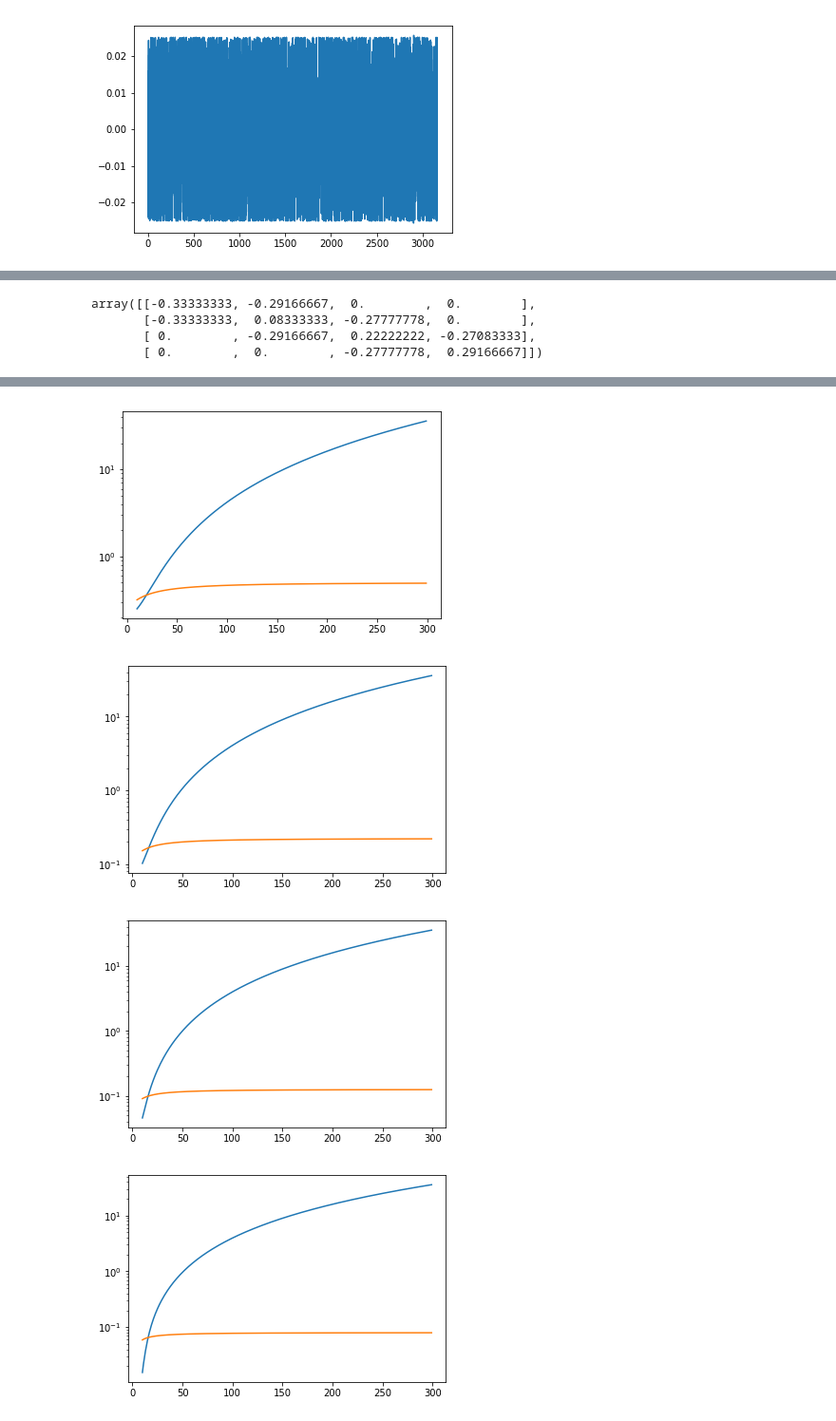
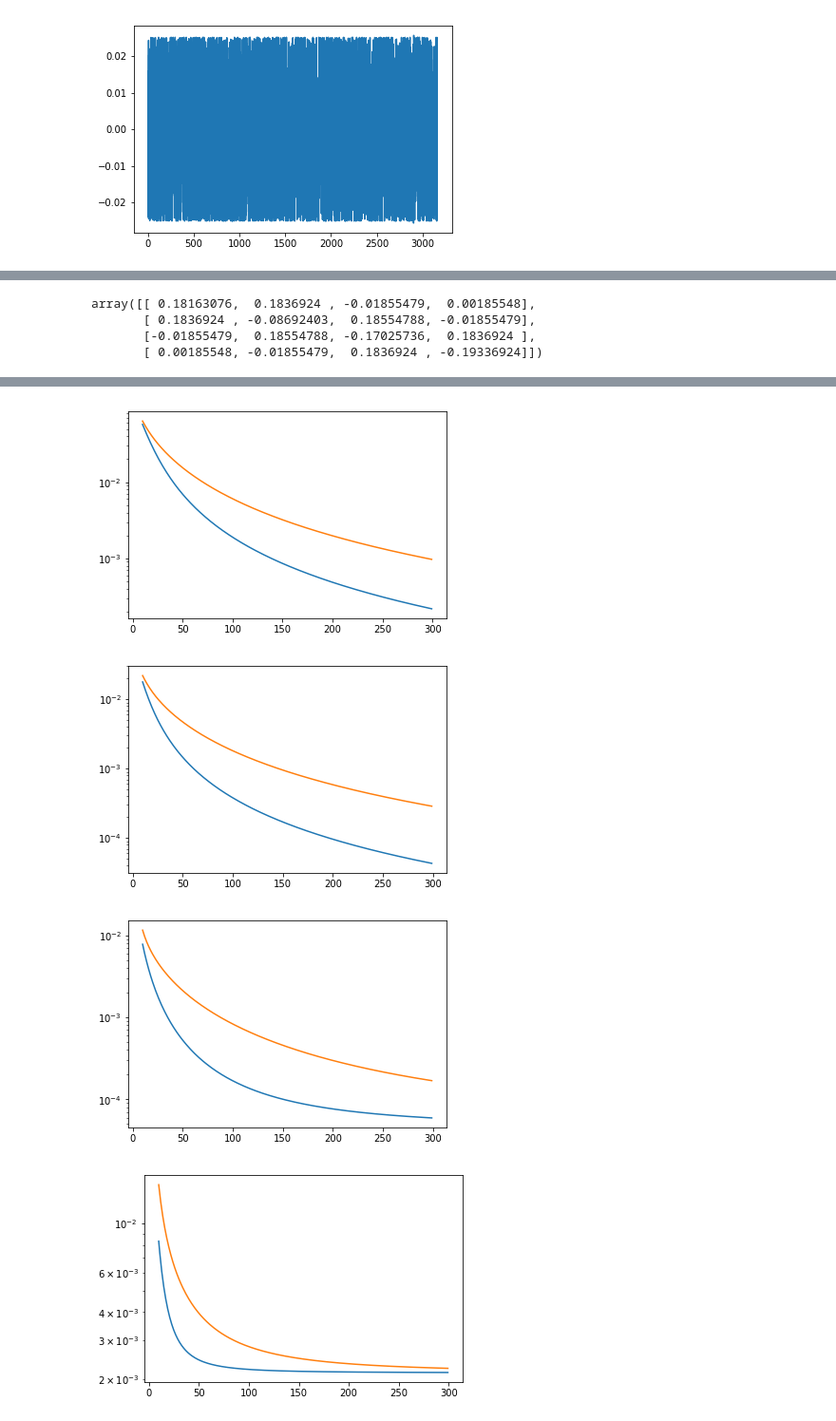
Before and after one commit to annikura/numerical-analysis-hw, a Jupyter notebook: hw8.ipynb, the cells around one changed output, grey strips where cells are left out. Shown at 95% size. Drawn from its saved outputs; the diff is of its cells as text; code cells hidden in the pictures.

```diff
--- a/hw8.ipynb
+++ b/hw8.ipynb
@@ -67,6 +67,6 @@ def get_a(N, R):
             a[i][i - 1] = np.float64(1. / h**2)
         if i != N - 2:
             a[i][i + 1] = np.float64(1. / h**2)
-    return a
+    return a / 2
 get_a(5, 10)
 # %% [output]
@@ -115,28 +131,33 @@ for vec in evec[:5]:
 # %%
+
 def get_a_numerov(N, R):
     h = np.float64(R) / np.float64(N)
     a = np.zeros((N - 1, N - 1))
+    b = np.zeros((N - 1, N - 1))
 
     for i in range(N - 1):
-        a[i][i] = np.float64(2. / h ** 2) - (1. - np.float64(1.) / np.float64(6.)) * 2./ np.float64(h * (i + 1.))
+        a[i][i] = np.float64(-12. / h ** 2) + np.float64(10.) / np.float64(h * (i + 1.))
+        b[i][i] = np.float(10.)
         if i != 0:
-            a[i][i - 1] = np.float64(-1. / h ** 2) - (np.float64(1.) / np.float64(12.)) * 2./ np.float64(h * i)
+            a[i][i - 1] = np.float64(6. / h ** 2) + np.float64(1.) / np.float64(h * i)
+            b[i][i - 1] = np.float64(1.)
         if i != N - 2:
-            a[i][i + 1] = np.float64(-1. / h ** 2) - (np.float64(1.) / np.float64(12.)) * 2./ np.float64(h * (i + 2.))
-    return a
+            a[i][i + 1] = np.float64(6. / h ** 2) + np.float64(1.) / np.float64(h * (i + 2.))
+            b[i][i + 1] = np.float64(1.)
+    return np.matmul(np.linalg.inv(b), a)
 
 get_a_numerov(5, 10)
 # %% [output]
-array([[-0.33333333, -0.29166667,  0.        ,  0.        ],
-       [-0.33333333,  0.08333333, -0.27777778,  0.        ],
-       [ 0.        , -0.29166667,  0.22222222, -0.27083333],
-       [ 0.        ,  0.        , -0.27777778,  0.29166667]])
+array([[ 0.18163076,  0.1836924 , -0.01855479,  0.00185548],
+       [ 0.1836924 , -0.08692403,  0.18554788, -0.01855479],
+       [-0.01855479,  0.18554788, -0.17025736,  0.1836924 ],
+       [ 0.00185548, -0.01855479,  0.1836924 , -0.19336924]])
 # %%
 real_es = [E(i, 0) for i in range(5)]
 
-R = 100
+R = 50
 
 for i in range(5):
-    draw_plot(range(10, 300), lambda N: abs(sorted(np.linalg.eig(get_a(N, R))[0])[i] + 2 * real_es[i]),
-                              lambda N: abs(sorted(np.linalg.eig(get_a_numerov(N, R))[0])[i] + 2 * real_es[i]), ylog=True)
+    draw_plot(range(10, 300), lambda N: abs(sorted(np.linalg.eig(get_a(N, R))[0], reverse=True)[i] + real_es[i]),
+                              lambda N: abs(sorted(np.linalg.eig(get_a_numerov(N, R))[0], reverse=True)[i] + real_es[i]), ylog=True)
 # %% [output]
@@ -144,4 +165,4 @@ for i in range(5):
-[figure, old version]
+[figure, new version]
-[figure, old version]
+[figure, new version]
-[figure, old version]
+[figure, new version]
-[figure, old version]
+[figure, new version]
```
Also changed, not shown: parts of 8 cells of this notebook.
